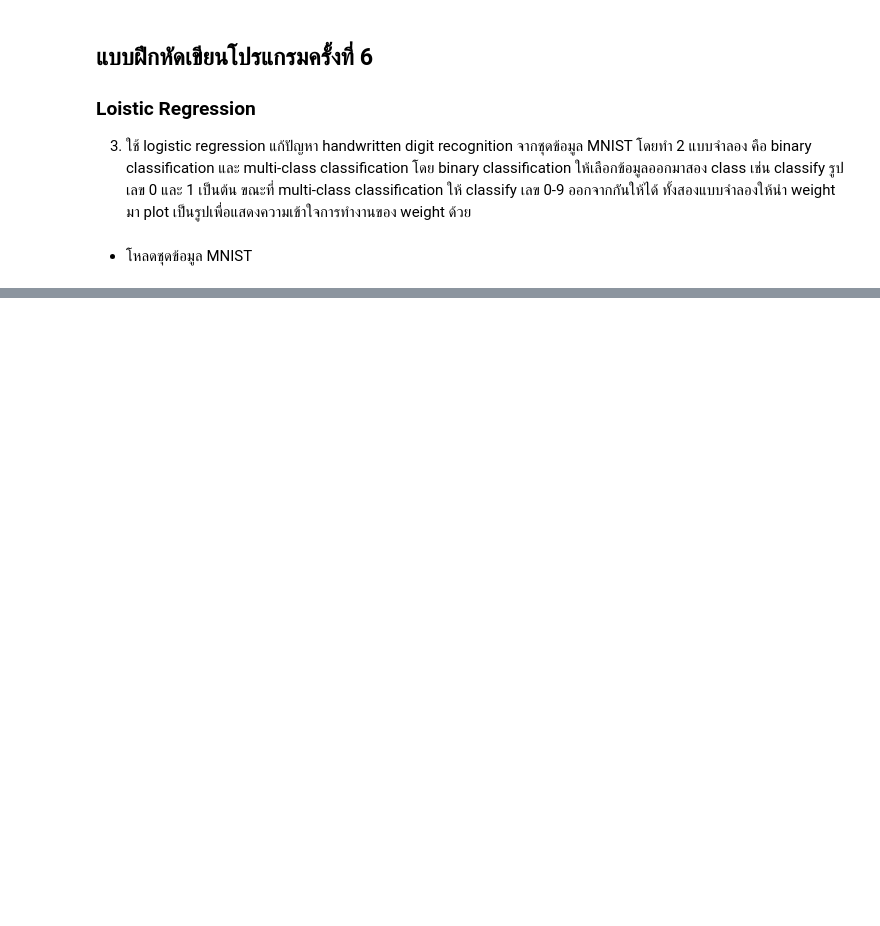
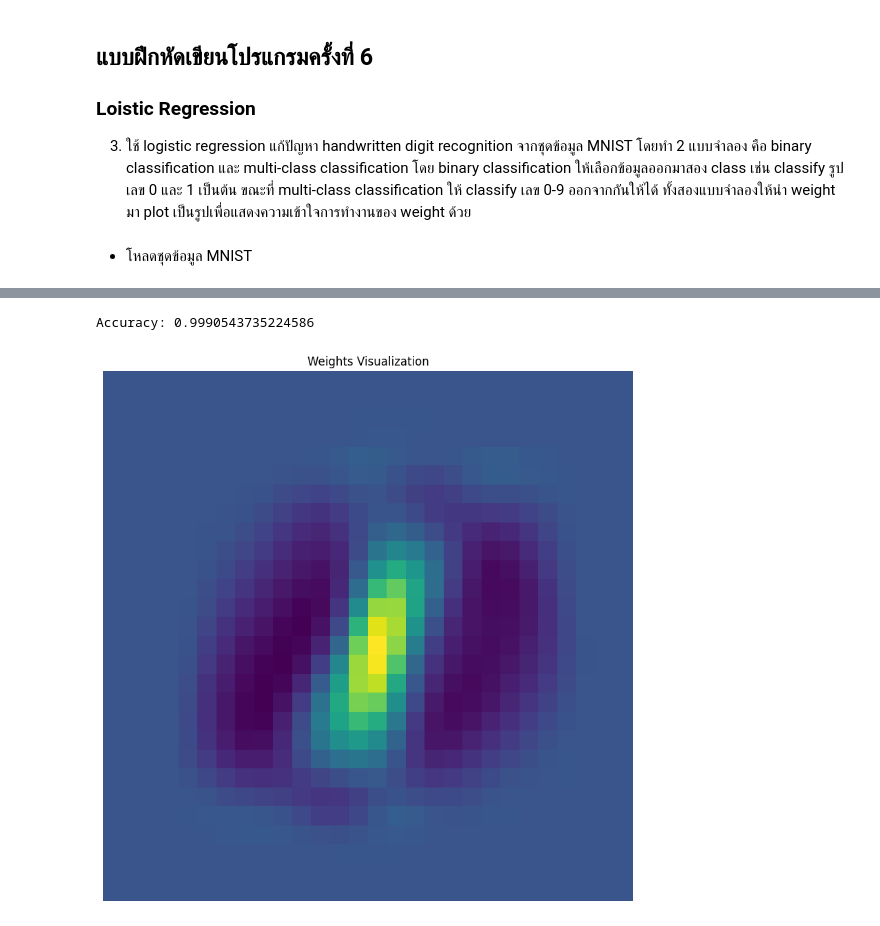
Before and after one commit to MLol-3/Machine-learning-class67, a Jupyter notebook: Logistic Regression/logi_handwritten.ipynb, the cells around one changed output, grey strips where cells are left out. Cells and saved outputs as stored; diff of their text form; code cells hidden in the pictures; blank space fills up the shorter version.

```diff
--- a/Logistic Regression/logi_handwritten.ipynb
+++ b/Logistic Regression/logi_handwritten.ipynb
@@ -24,0 +128,43 @@ X_binary, y_binary = X[binary_filter], y[binary_filter]
+# %%
+def logistic_regression_binary_mnist():
+    # โหลดข้อมูล MNIST
+    (X_train, y_train), (X_test, y_test) = mnist.load_data()
+
+    # เลือกเฉพาะเลข 0 และ 1
+    filter_train = (y_train == 0) | (y_train == 1)
+    filter_test = (y_test == 0) | (y_test == 1)
+    X_train, y_train = X_train[filter_train], y_train[filter_train]
+    X_test, y_test = X_test[filter_test], y_test[filter_test]
+
+    # แปลงข้อมูล 28x28 เป็นเวกเตอร์ 784 มิติ
+    X_train = X_train.reshape(X_train.shape[0], -1) / 255.0
+    X_test = X_test.reshape(X_test.shape[0], -1) / 255.0
+
+    # ป้ายกำกับเป็น 0 และ 1
+    y_train = (y_train == 1).astype(int)
+    y_test = (y_test == 1).astype(int)
+
+    # ฝึกโมเดล
+    learning_rate = 0.1
+    epochs = 100
+    weights, bias = gradient_descent(X_train, y_train, learning_rate, epochs)
+
+    # ทดสอบโมเดล
+    y_pred = predict_binary(X_test, weights, bias)
+    predictions = (y_pred >= 0.5).astype(int)
+
+    accuracy = np.mean(predictions == y_test)
+    print("Accuracy:", accuracy)
+
+    # แสดงน้ำหนักของโมเดล
+    plt.figure(figsize=(10, 10))
+    weight_image = weights.reshape(28, 28)
+    plt.imshow(weight_image, cmap='45')
+    plt.title('Weights Visualization')
+    plt.axis('off')
+    plt.show()
+
+logistic_regression_binary_mnist()
+# %% [output]
+Accuracy: 0.9990543735224586
+[figure, added]
```
Also changed, not shown: parts of 11 cells of this notebook.
